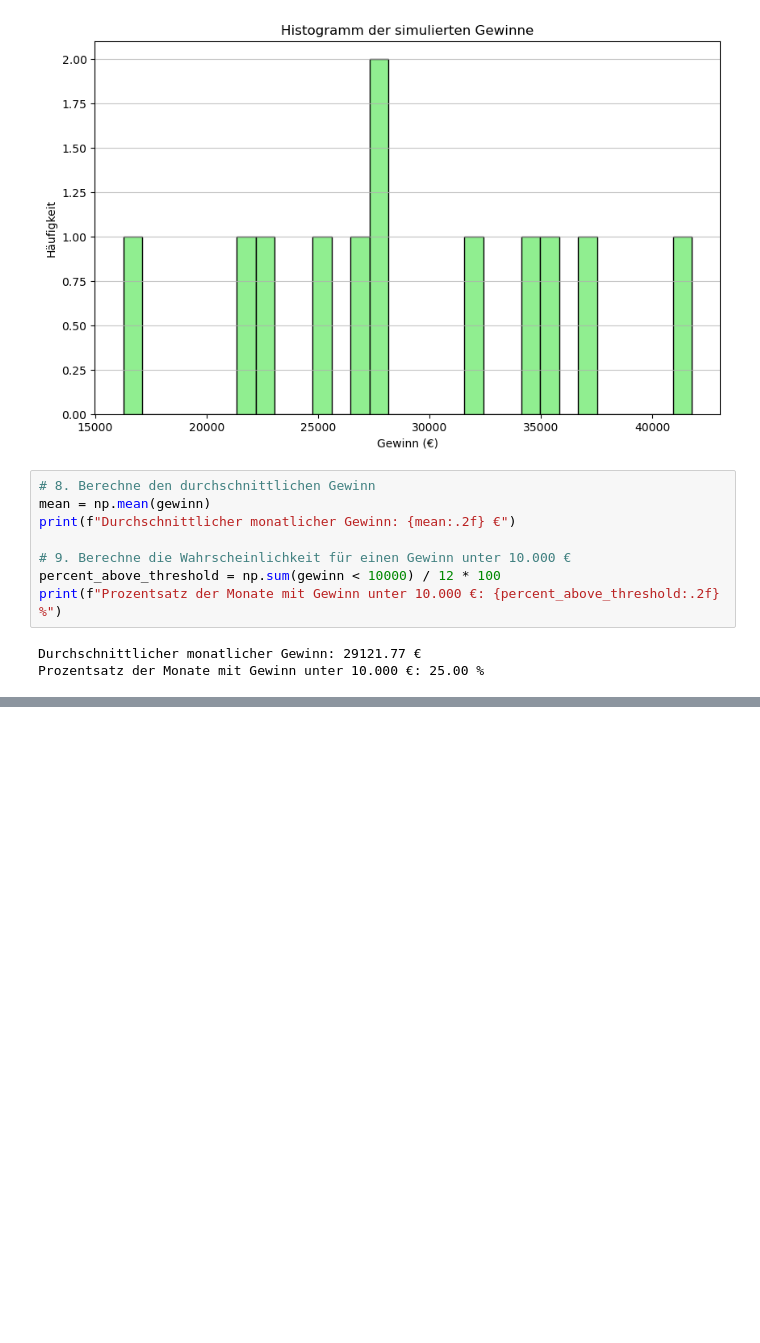
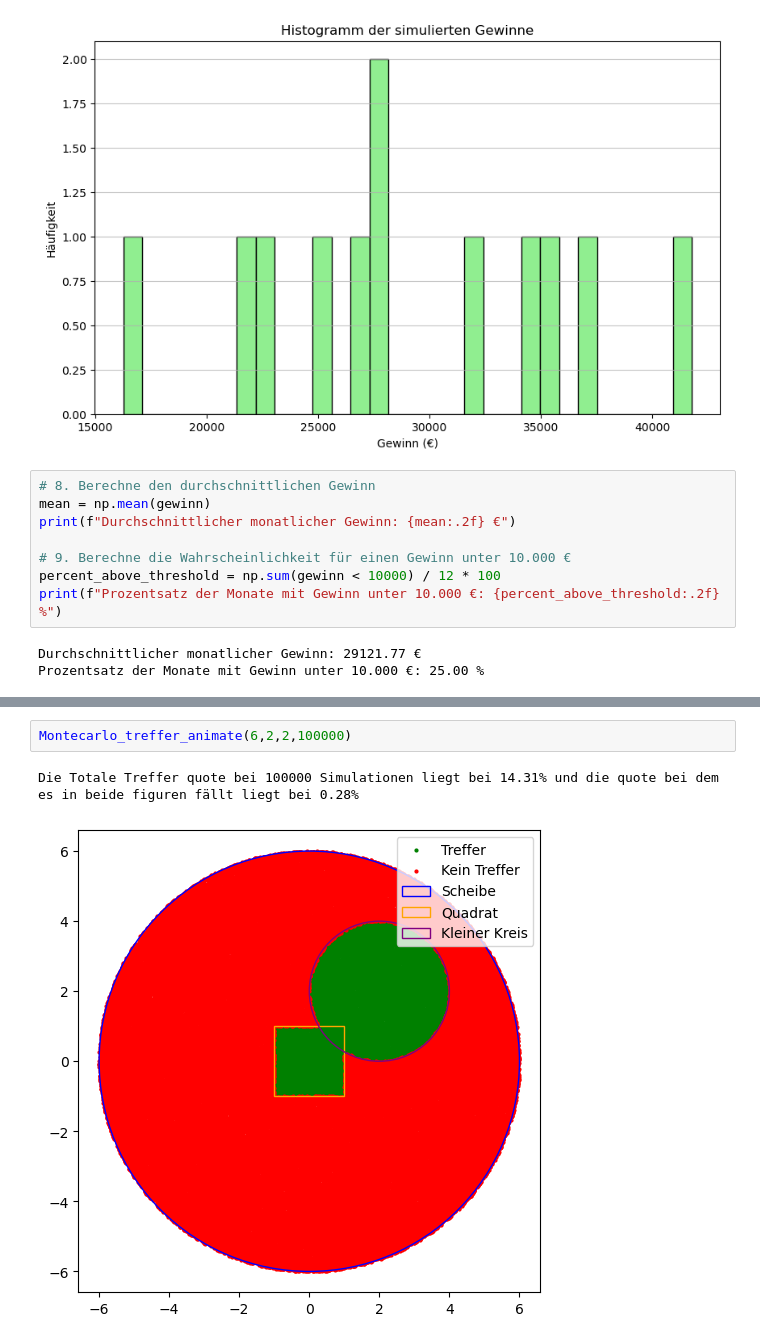
Before and after one commit to Tschoppsilas/WER, a Jupyter notebook: MC_5/Monte_carlo_aufgaben.ipynb, the cells around one changed output, grey strips where cells are left out. Drawn from its saved outputs; the diff is of its cells as text; blank space fills up the shorter version.

```diff
--- a/MC_5/Monte_carlo_aufgaben.ipynb
+++ b/MC_5/Monte_carlo_aufgaben.ipynb
@@ -341,0 +419,5 @@ Prozentsatz der Monate mit Gewinn unter 10.000 €: 25.00 %
+# %%
+Montecarlo_treffer_animate(6,2,2,100000)
+# %% [output]
+Die Totale Treffer quote bei 100000 Simulationen liegt bei 14.31% und die quote bei dem es in beide figuren fällt liegt bei 0.28%
+[figure, added]
```
Also changed, not shown: parts of 6 cells of this notebook, 3 other files.
